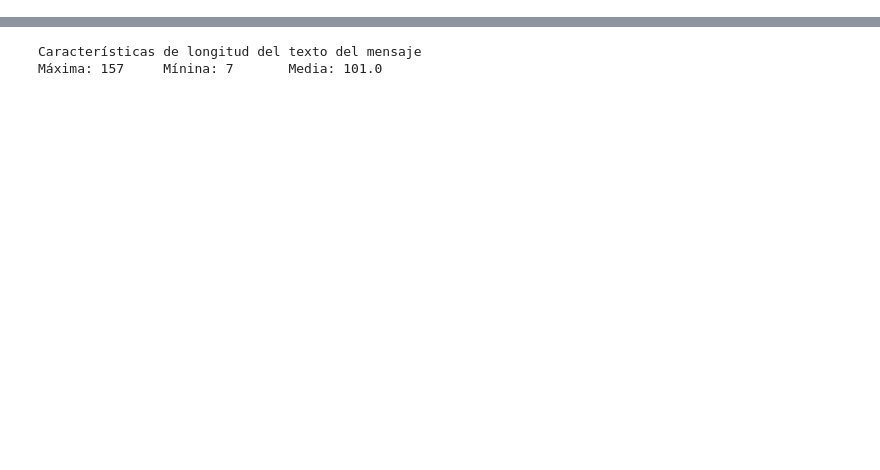
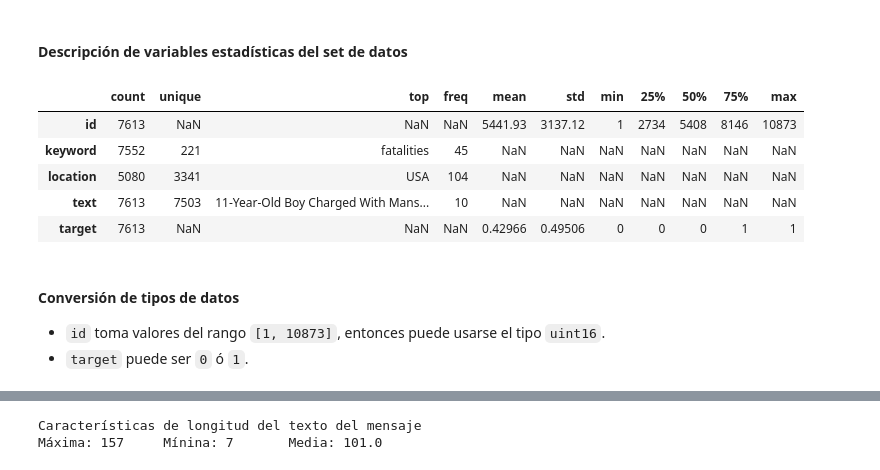
Before and after one commit to ffelfis/Orga_Datos_TPs, a Jupyter notebook: TP1/nb_Facundo.ipynb, the cells around one changed output, grey strips where cells are left out. Saved outputs shown, nothing was run; the diff lists cells and outputs as text; code cells hidden in the pictures; blank space fills up the shorter version.

```diff
--- a/TP1/nb_Facundo.ipynb
+++ b/TP1/nb_Facundo.ipynb
@@ -6,0 +10,5 @@ import seaborn as sb
+# %%
+# Carga del set de datos
+df = pd.read_csv('train.csv')
+# Se elige un ancho para la visualización de columnas
+pd.set_option('max_colwidth', 200)
@@ -6,0 +49,16 @@ import seaborn as sb
+# %% [markdown]
+#### Descripción de variables estadísticas del set de datos
+# %%
+df.describe(include=[np.object, np.number]).T
+# %% [output]
+|  | count | unique | top | freq | mean | std | min | 25% | 50% | 75% | max |
+| id | 7613 | NaN | NaN | NaN | 5441.93 | 3137.12 | 1 | 2734 | 5408 | 8146 | 10873 |
+| keyword | 7552 | 221 | fatalities | 45 | NaN | NaN | NaN | NaN | NaN | NaN | NaN |
+| location | 5080 | 3341 | USA | 104 | NaN | NaN | NaN | NaN | NaN | NaN | NaN |
+| text | 7613 | 7503 | 11-Year-Old Boy Charged With Mans... | 10 | NaN | NaN | NaN | NaN | NaN | NaN | NaN |
+| target | 7613 | NaN | NaN | NaN | 0.42966 | 0.49506 | 0 | 0 | 0 | 1 | 1 |
+# %% [markdown]
+#### Conversión de tipos de datos
+
+- `id` toma valores del rango `[1, 10873]`, entonces puede usarse el tipo `uint16`.
+- `target` puede ser `0` ó `1`.
```
Also changed, not shown: parts of 15 cells of this notebook, 1 other file.
